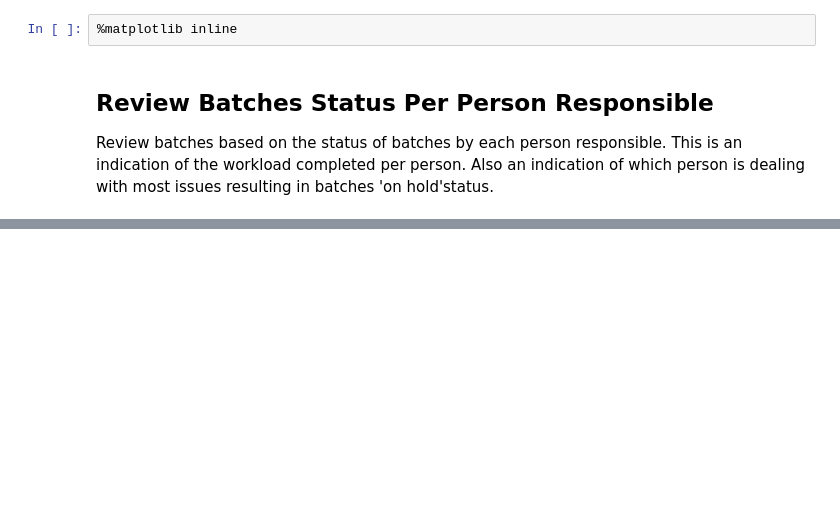
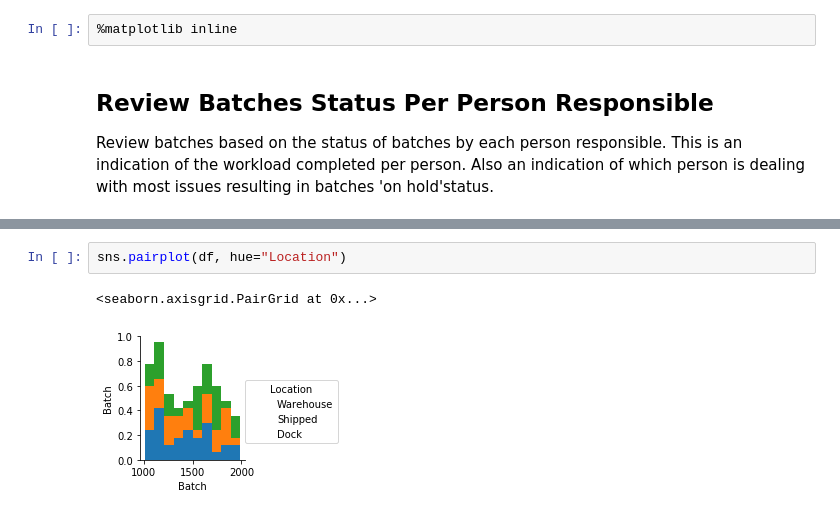
Before and after one commit to GraceAKelly/Randomdataset, a Jupyter notebook: Random Data Set Generation.ipynb, the cells around one changed output, grey strips where cells are left out. Saved outputs shown, nothing was run; the diff lists cells and outputs as text; blank space fills up the shorter version.

```diff
--- a/Random Data Set Generation.ipynb
+++ b/Random Data Set Generation.ipynb
@@ -117,0 +180,5 @@ df.groupby(['Location', 'Status']).size().unstack().plot(kind='bar', stacked=Tru
+# %%
+sns.pairplot(df, hue="Location")
+# %% [output]
+<seaborn.axisgrid.PairGrid at 0x...>
+[figure, added]
```
Also changed, not shown: parts of 18 cells of this notebook.
